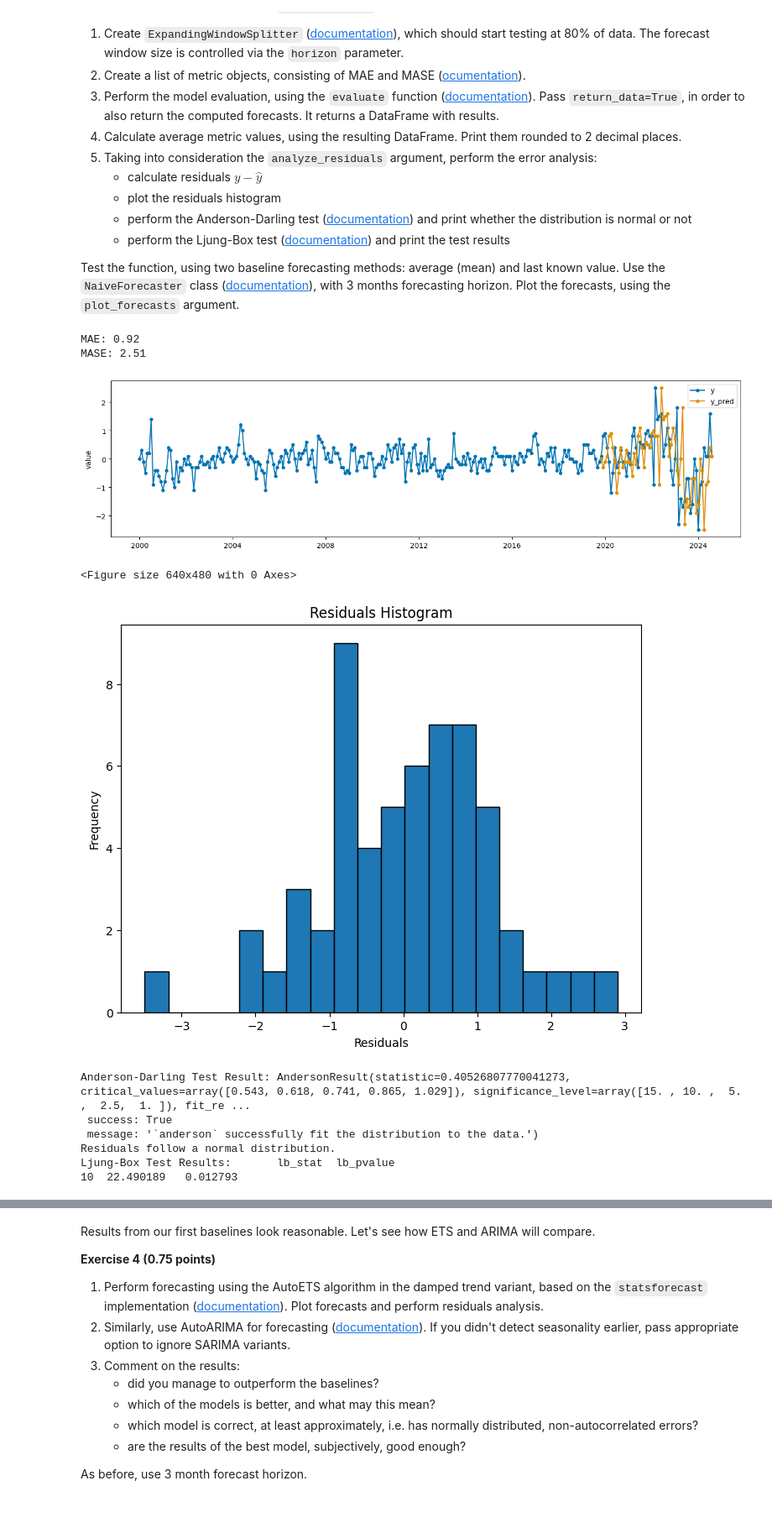
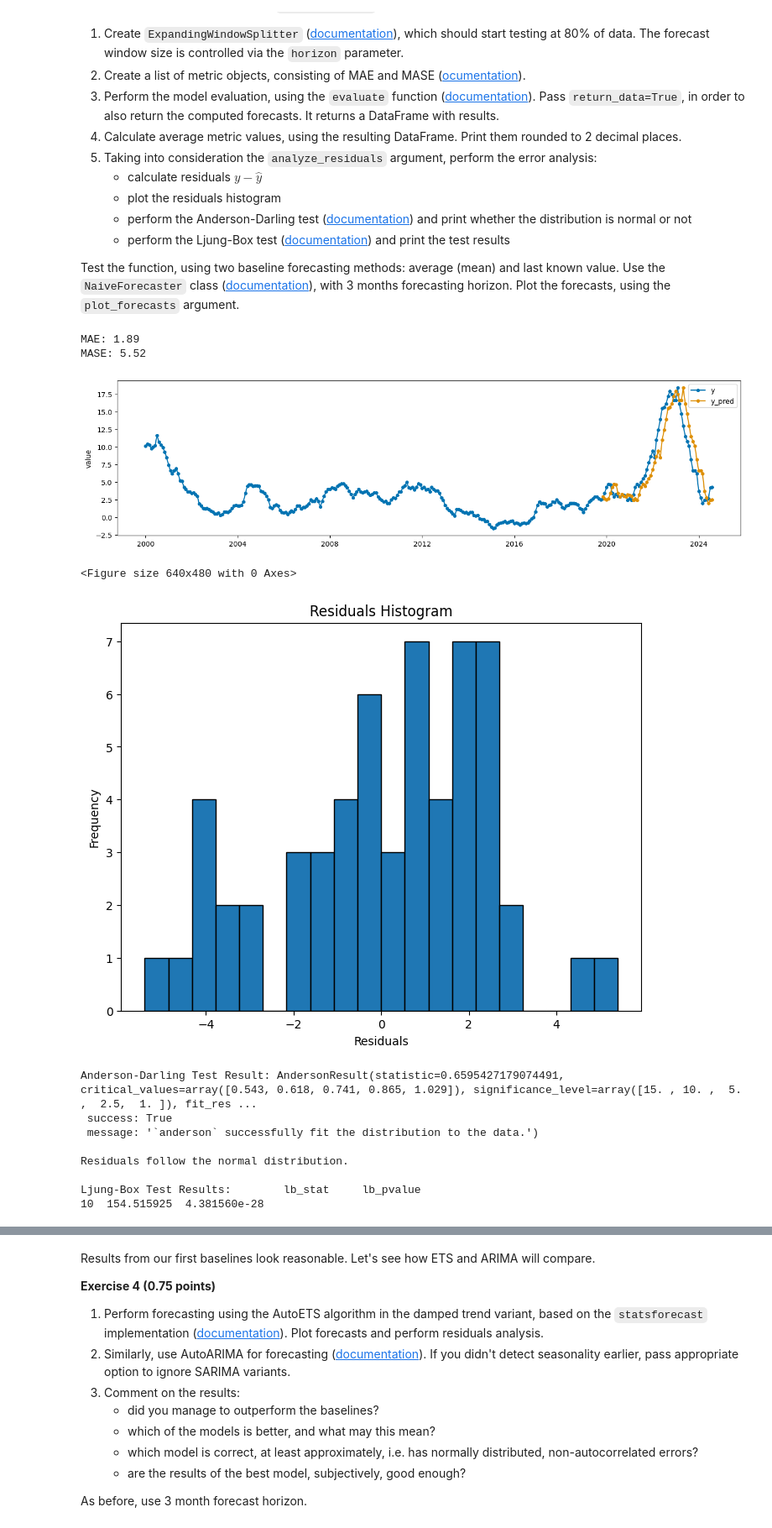
Before and after one commit to mwardynski/machine-learning, a Jupyter notebook: lab4-5/lab4.ipynb, the cells around one changed output, grey strips where cells are left out. Shown at 84% size. Cells and saved outputs as stored; diff of their text form; code cells hidden in the pictures.

```diff
--- a/lab4-5/lab4.ipynb
+++ b/lab4-5/lab4.ipynb
@@ -313,20 +312,22 @@ def evaluate_model(
 
         ljung_box_test = acorr_ljungbox(residuals, lags=[10], return_df=True)
         print(f"Ljung-Box Test Results: {ljung_box_test}")
-# %%
-from sktime.forecasting.naive import NaiveForecaster
-
-evaluate_model(model = NaiveForecaster(strategy="last"), data=statio_data, horizon=3, plot_forecasts=True, analyze_residuals=True)
-# %% [output]
-MAE: 0.92
-MASE: 2.51
-[figure, removed]
-<Figure size 640x480 with 0 Axes>
-[figure, removed]
-Anderson-Darling Test Result: AndersonResult(statistic=0.40526807770041273, critical_values=array([0.543, 0.618, 0.741, 0.865, 1.029]), significance_level=array([15. , 10. ,  5. ,  2.5,  1. ]), fit_re ...
- success: True
- message: '`anderson` successfully fit the distribution to the data.')
-Residuals follow a normal distribution.
-Ljung-Box Test Results:       lb_stat  lb_pvalue
-10  22.490189   0.012793
+# %%
+from sktime.forecasting.naive import NaiveForecaster
+
+evaluate_model(model = NaiveForecaster(strategy="last"), data=df, horizon=3, plot_forecasts=True, analyze_residuals=True)
+# %% [output]
+MAE: 1.89
+MASE: 5.52
+[figure, added]
+<Figure size 640x480 with 0 Axes>
+[figure, added]
+Anderson-Darling Test Result: AndersonResult(statistic=0.6595427179074491, critical_values=array([0.543, 0.618, 0.741, 0.865, 1.029]), significance_level=array([15. , 10. ,  5. ,  2.5,  1. ]), fit_res ...
+ success: True
+ message: '`anderson` successfully fit the distribution to the data.')
+
+Residuals follow the normal distribution.
+
+Ljung-Box Test Results:        lb_stat     lb_pvalue
+10  154.515925  4.381560e-28
 # %%
```
Also changed, not shown: parts of 9 cells of this notebook.
